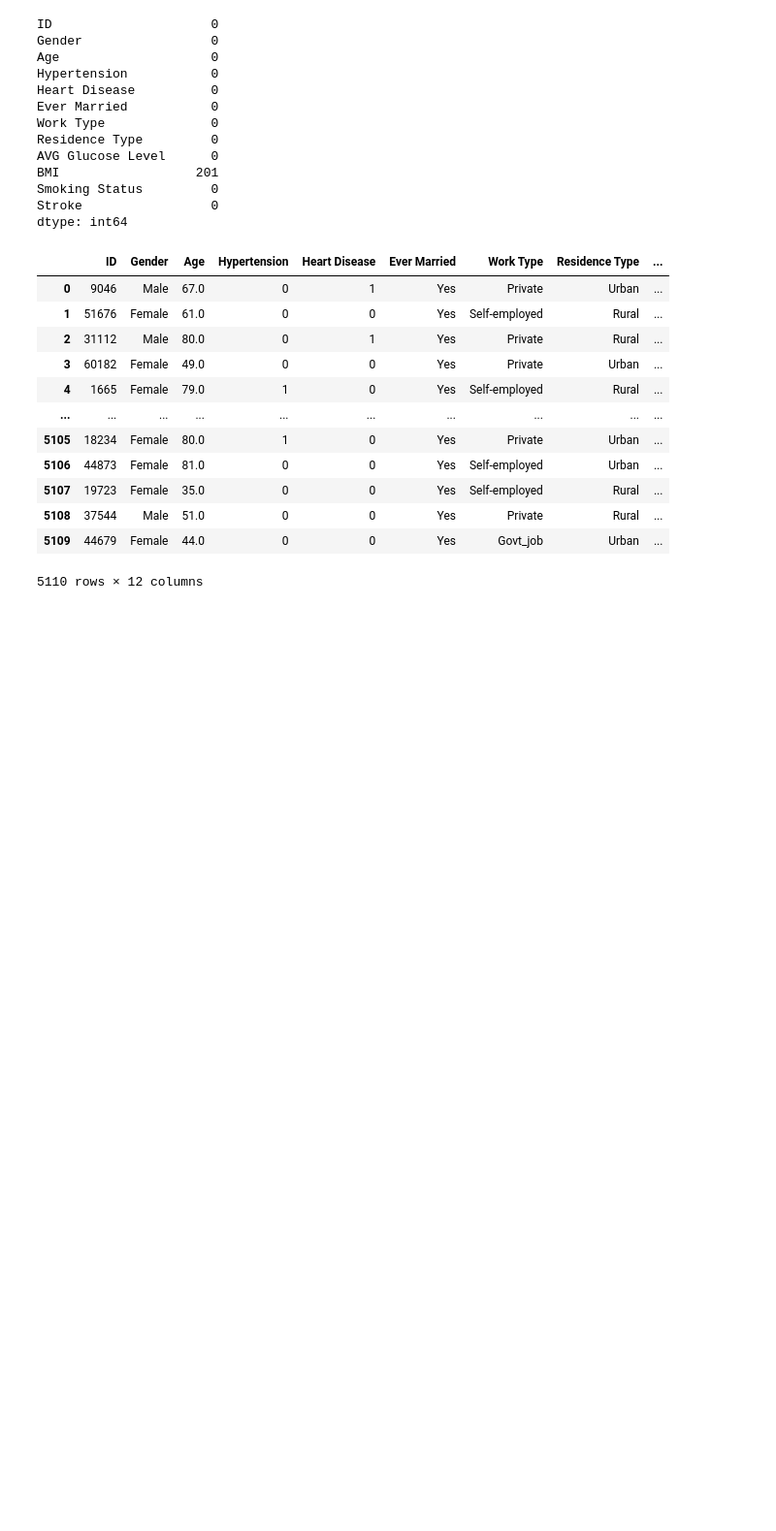
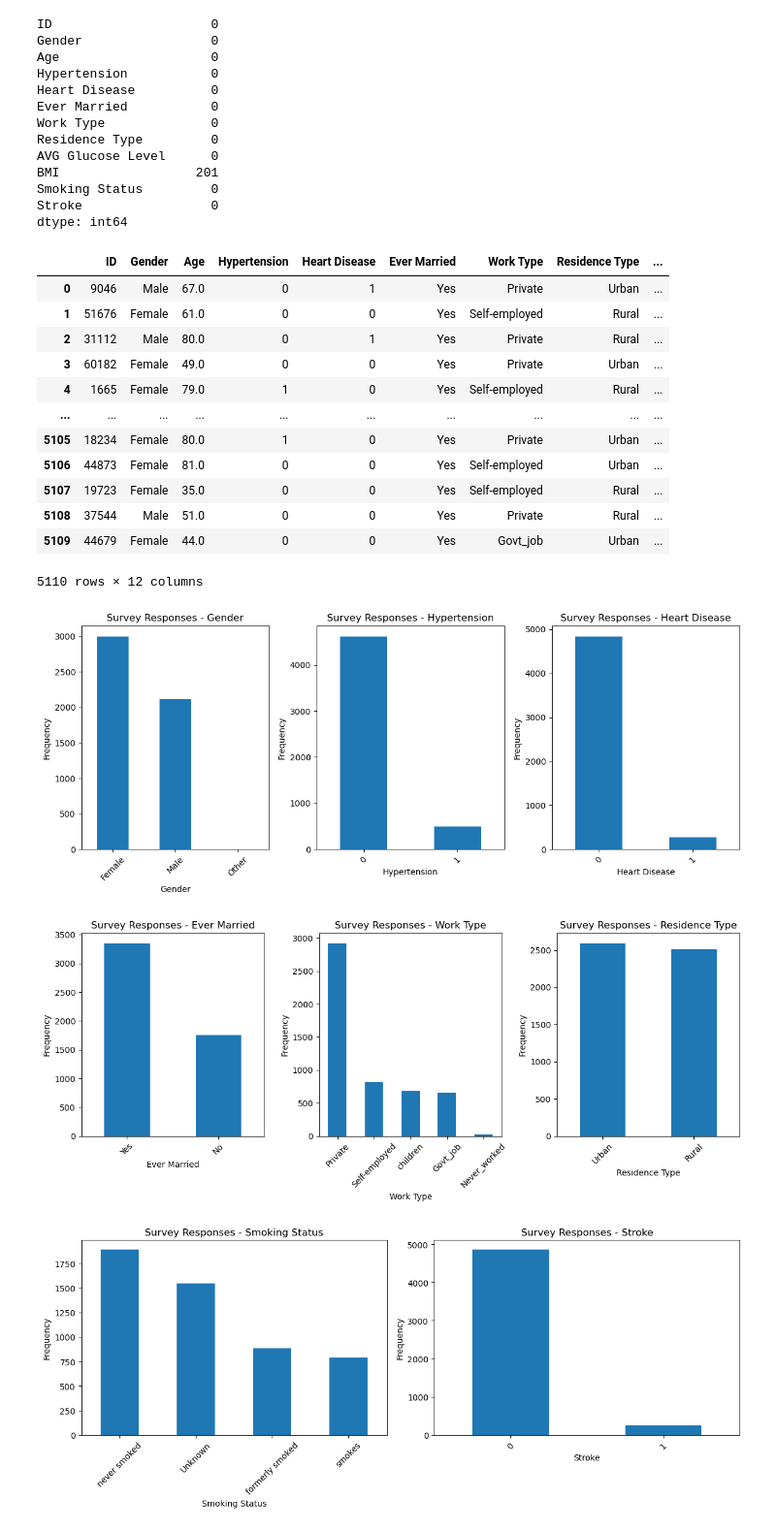
Before and after one commit to hassaanabbasi98/AAI500-Final-Project, a Jupyter notebook: FinalProject.ipynb, the cells around one changed output. Shown: that part at 97% size. Saved outputs shown, nothing was run; the diff lists cells and outputs as text; code cells hidden in the pictures; blank space fills up the shorter version.

```diff
--- a/FinalProject.ipynb
+++ b/FinalProject.ipynb
@@ -84,3 +71,62 @@ stroke.fillna("not provided")
 | 5108 | 37544 | Male | 51.0 | 0 | 0 | Yes | Private | Rural | ... |
 | 5109 | 44679 | Female | 44.0 | 0 | 0 | Yes | Govt_job | Urban | ... |
 5110 rows × 12 columns
+# %%
+# Visualize distribution of each variable --> referencing module 5 lab
+fig1, (ax1, ax2, ax3) = plt.subplots(1, 3, figsize=(12, 5))
+fig2, (ax4, ax5, ax6) = plt.subplots(1, 3, figsize=(12, 5))
+fig3, (ax7, ax8) = plt.subplots(1, 2, figsize=(12, 5))
+fig4, (ax9, ax10, ax11) = plt.subplots(1, 3, figsize=(12, 5))
+#fig, axs = plt.subplots(3, 3, sharey=True, figsize=(12, 12))
+
+# setting up bar plots for data that has discrete values
+
+# Gender
+bars1 = stroke['Gender'].value_counts().plot(ax=ax1, kind='bar', xlabel='Gender', ylabel='Frequency', title='Survey Responses - Gender', rot=45)
+
+# Hypertension
+stroke['Hypertension'].value_counts().plot(ax=ax2, kind='bar', xlabel='Hypertension', ylabel='Frequency', title='Survey Responses - Hypertension', rot=45)
+
+# Heart Disease
+stroke['Heart Disease'].value_counts().plot(ax=ax3, kind='bar', xlabel='Heart Disease', ylabel='Frequency', title='Survey Responses - Heart Disease', rot=45)
+
+
+# Ever Married
+stroke['Ever Married'].value_counts().plot(ax=ax4, kind='bar', xlabel='Ever Married', ylabel='Frequency', title='Survey Responses - Ever Married', rot=45)
+
+
+# Work Type
+stroke['Work Type'].value_counts().plot(ax=ax5, kind='bar', xlabel='Work Type', ylabel='Frequency', title='Survey Responses - Work Type', rot=45)
+
+
+# Residence Type
+stroke['Residence Type'].value_counts().plot(ax=ax6, kind='bar', xlabel='Residence Type', ylabel='Frequency', title='Survey Responses - Residence Type', rot=45)
+
+
+# Smoking Status
+stroke['Smoking Status'].value_counts().plot(ax=ax7, kind='bar', xlabel='Smoking Status', ylabel='Frequency', title='Survey Responses - Smoking Status', rot=45)
+
+
+# Stroke
+stroke['Stroke'].value_counts().plot(ax=ax8, kind='bar', xlabel='Stroke', ylabel='Frequency', title='Survey Responses - Stroke', rot=45)
+
+
+# Age
+stroke['Age'].plot(ax=ax9, kind='hist', xlabel='Age', ylabel='Frequency', title='Survey Responses - Age', color='lightblue', edgecolor='black', rot=45)
+# Average Glucose Levels
+stroke['AVG Glucose Level'].plot(ax=ax10, kind='hist', xlabel='Average Glucose Level', ylabel='Frequency', title='Survey Responses - Average Glucose Level', color='lightblue', edgecolor='black', rot=45)
+# BMI
+stroke['BMI'].plot(ax=ax11, kind='hist', xlabel='BMI', ylabel='Frequency', title='Survey Responses - BMI', color='lightblue', edgecolor='black', rot=45)
+
+
+fig1.tight_layout()
+fig2.tight_layout()
+fig3.tight_layout()
+fig4.tight_layout()
+
+
+plt.show()
+# %% [output]
+[figure, added]
+[figure, added]
+[figure, added]
```
Also changed, not shown: parts of 18 cells of this notebook.
